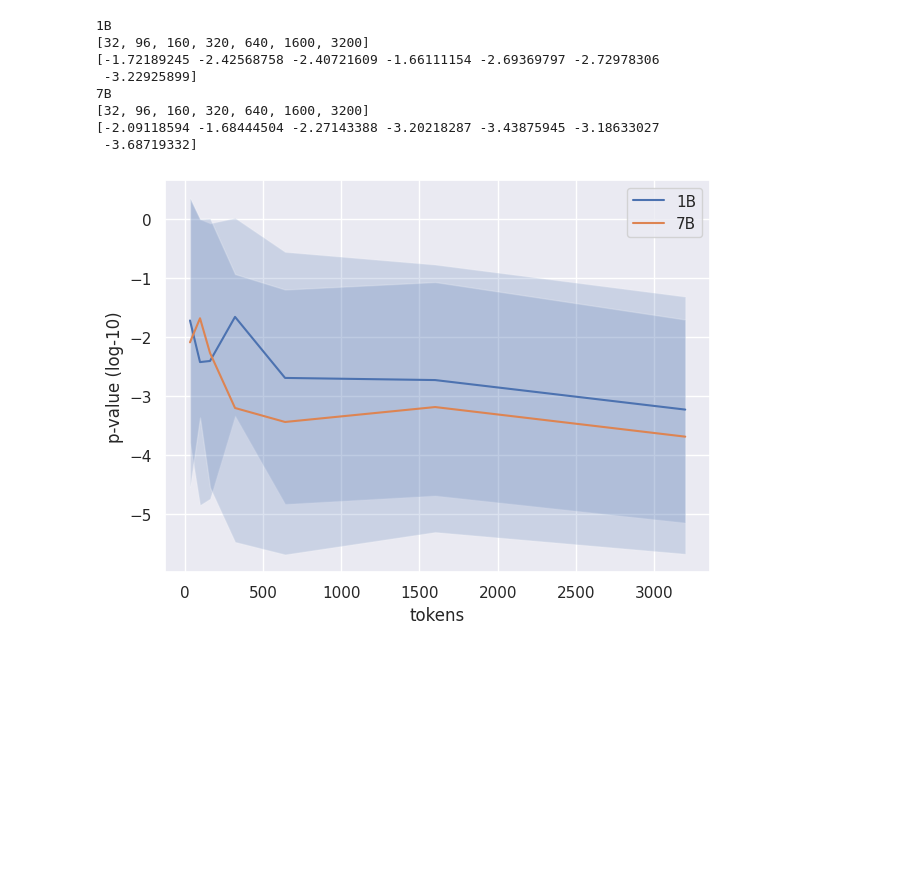
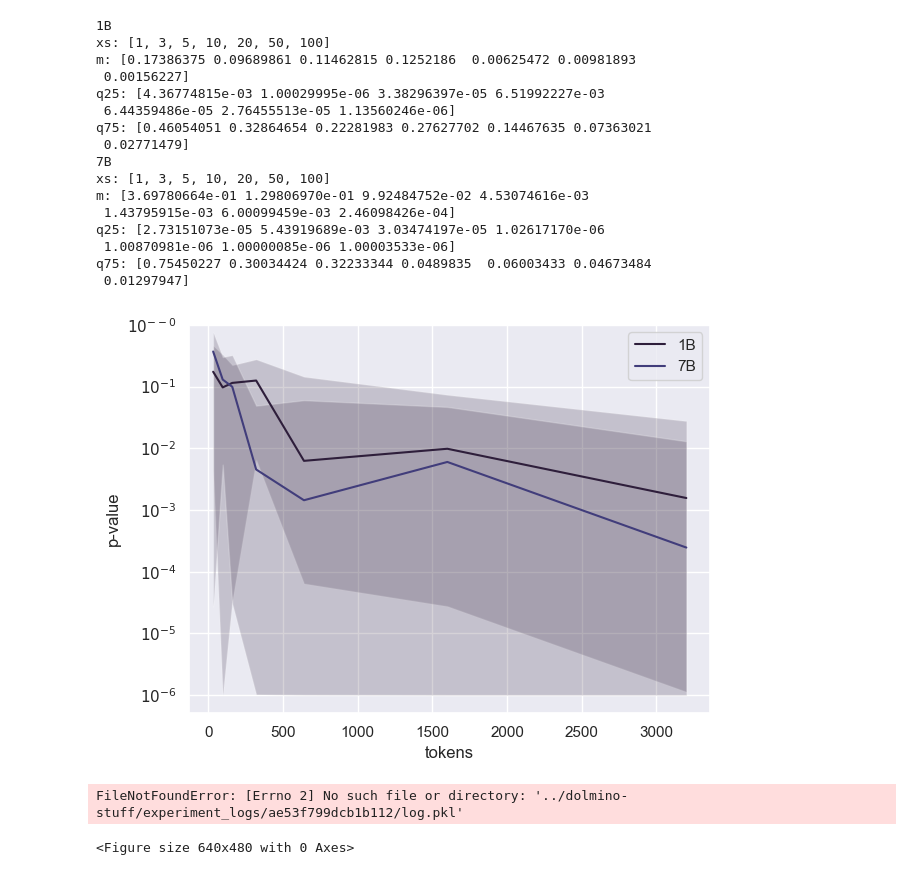
Before and after one commit to RohithKuditipudi/blackbox-model-tracing, a Jupyter notebook: notebooks/observation-dolmino.ipynb, the cells around one changed output. Drawn from its saved outputs; the diff is of its cells as text; code cells hidden in the pictures; blank space fills up the shorter version.

Commit message:
plotting notebooks

```diff
--- a/notebooks/observation-dolmino.ipynb
+++ b/notebooks/observation-dolmino.ipynb
@@ -217,35 +226,69 @@ get_plot([base_config], ["hello"], sweep_param, sweep_values, y_transform=z_to_l
 # %%
 base_configs = [
     {
         "save_dir": './dolmino-stuff',
         "temperature": 1.0,
         "model_size": "1B"
     },
     {
         "save_dir": './dolmino-stuff',
         "temperature": 1.0,
         "model_size": "7B"
     },
 ]
 sweep_param = "n_sample"
 sweep_values = [1, 3, 5, 10, 20, 50, 100]
 
 get_plot(
     plot_configs=base_configs,
     plot_names=["1B","7B"],
     sweep_param=sweep_param,
     sweep_values=sweep_values,
-    y_transform=z_to_logp,
     x_transform=lambda x : 32*x,
     xlabel="tokens"
 )
 # %% [output]
 1B
-[32, 96, 160, 320, 640, 1600, 3200]
-[-1.72189245 -2.42568758 -2.40721609 -1.66111154 -2.69369797 -2.72978306
- -3.22925899]
+xs: [1, 3, 5, 10, 20, 50, 100]
+m: [0.17386375 0.09689861 0.11462815 0.1252186  0.00625472 0.00981893
+ 0.00156227]
+q25: [4.36774815e-03 1.00029995e-06 3.38296397e-05 6.51992227e-03
+ 6.44359486e-05 2.76455513e-05 1.13560246e-06]
+q75: [0.46054051 0.32864654 0.22281983 0.27627702 0.14467635 0.07363021
+ 0.02771479]
 7B
-[32, 96, 160, 320, 640, 1600, 3200]
-[-2.09118594 -1.68444504 -2.27143388 -3.20218287 -3.43875945 -3.18633027
- -3.68719332]
+xs: [1, 3, 5, 10, 20, 50, 100]
+m: [3.69780664e-01 1.29806970e-01 9.92484752e-02 4.53074616e-03
+ 1.43795915e-03 6.00099459e-03 2.46098426e-04]
+q25: [2.73151073e-05 5.43919689e-03 3.03474197e-05 1.02617170e-06
+ 1.00870981e-06 1.00000085e-06 1.00003533e-06]
+q75: [0.75450227 0.30034424 0.32233344 0.0489835  0.06003433 0.04673484
+ 0.01297947]
-[figure, old version]
+[figure, new version]
+# %%
+base_configs = [
+    {
+        "save_dir": './dolmino-stuff',
+        "temperature": 0.5,
+        "model_size": "1B"
+    },
+    {
+        "save_dir": './dolmino-stuff',
+        "temperature": 0.5,
+        "model_size": "7B"
+    },
+]
+sweep_param = "n_sample"
+sweep_values = [10, 20, 50]
+
+get_plot(
+    plot_configs=base_configs,
+    plot_names=["1B","7B"],
+    sweep_param=sweep_param,
+    sweep_values=sweep_values,
+    x_transform=lambda x : 32*x,
+    xlabel="tokens"
+)
+# %% [output]
+FileNotFoundError: [Errno 2] No such file or directory: '../dolmino-stuff/experiment_logs/ae53f799dcb1b112/log.pkl'
+<Figure size 640x480 with 0 Axes>
```
Also changed, not shown: parts of 7 cells of this notebook, 3 other files.
